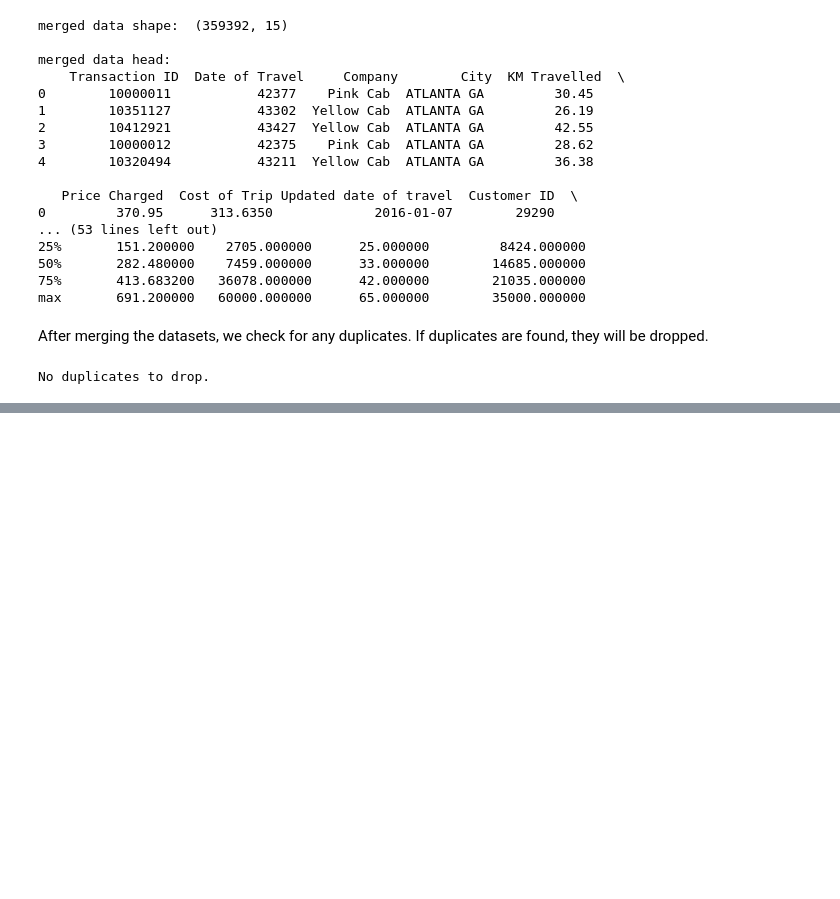
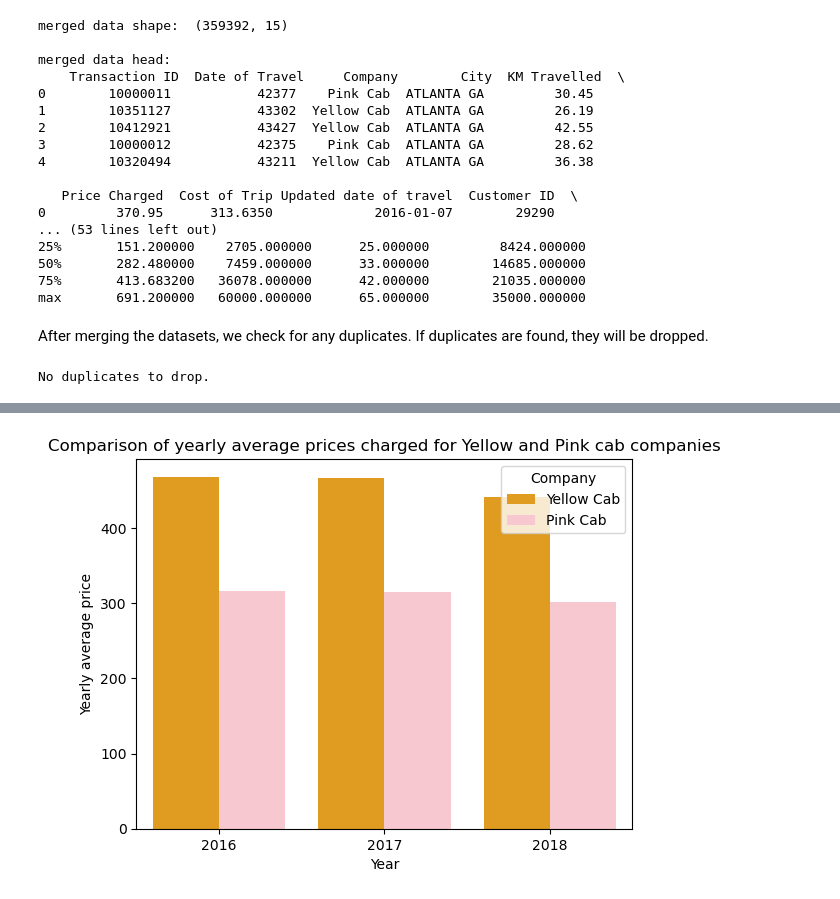
Before and after one commit to ZohraB612/Data_Glacier, a Jupyter notebook: Week2/Week 2 - Cab Investment Firm Case.ipynb, the cells around one changed output, grey strips where cells are left out. Saved outputs shown, nothing was run; the diff lists cells and outputs as text; code cells hidden in the pictures; blank space fills up the shorter version.

```diff
--- a/Week2/Week 2 - Cab Investment Firm Case.ipynb
+++ b/Week2/Week 2 - Cab Investment Firm Case.ipynb
@@ -229,0 +291,6 @@ plt.show()
+# %%
+# We calculate the average price charged by both cab companies per year
+yellow_cab_avg_charged_prices = merged_df[merged_df['Company']=='Yellow Cab'].groupby('Year')['Price Charged'].mean()
+pink_cab_avg_charged_prices = merged_df[merged_df['Company']=='Pink Cab'].groupby('Year')['Price Charged'].mean()
+print("\nThe yearly average price charged by the Yellow Cab company are: \n", yellow_cab_avg_charged_prices)
+print("\nThe yearly average price charged by the Pink Cab company are: \n", pink_cab_avg_charged_prices)
@@ -229,0 +311,21 @@ plt.show()
+# %%
+yellow_prices = pd.DataFrame({
+    'Year': [2016, 2017, 2018],
+    'Price':yellow_cab_avg_charged_prices,
+    'Company':'Yellow Cab'
+})
+
+pink_prices = pd.DataFrame({
+    'Year': [2016, 2017, 2018],
+    'Price':pink_cab_avg_charged_prices,
+    'Company':'Pink Cab'
+})
+
+prices = pd.concat([yellow_prices, pink_prices], ignore_index=True)
+sns.barplot(data=prices, x='Year', y='Price', hue='Company', palette = ['orange', 'pink'])
+plt.title('Comparison of yearly average prices charged for Yellow and Pink cab companies')
+plt.ylabel('Yearly average price')
+
+plt.show()
+# %% [output]
+[figure, added]
```
Also changed, not shown: parts of 26 cells of this notebook, 3 other files.
